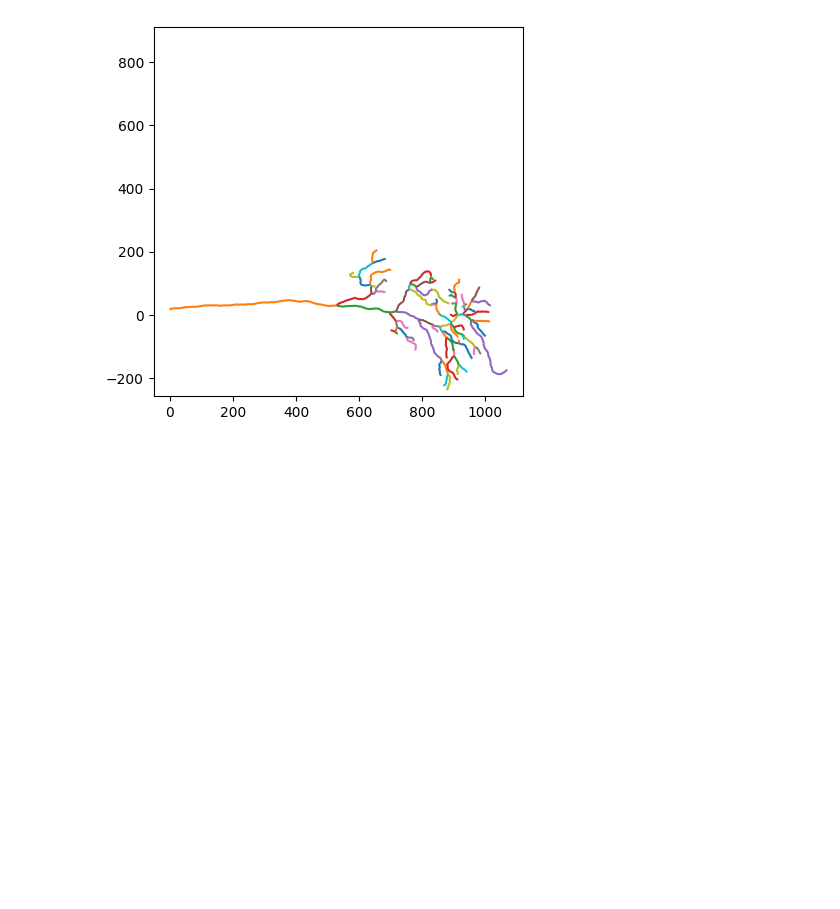
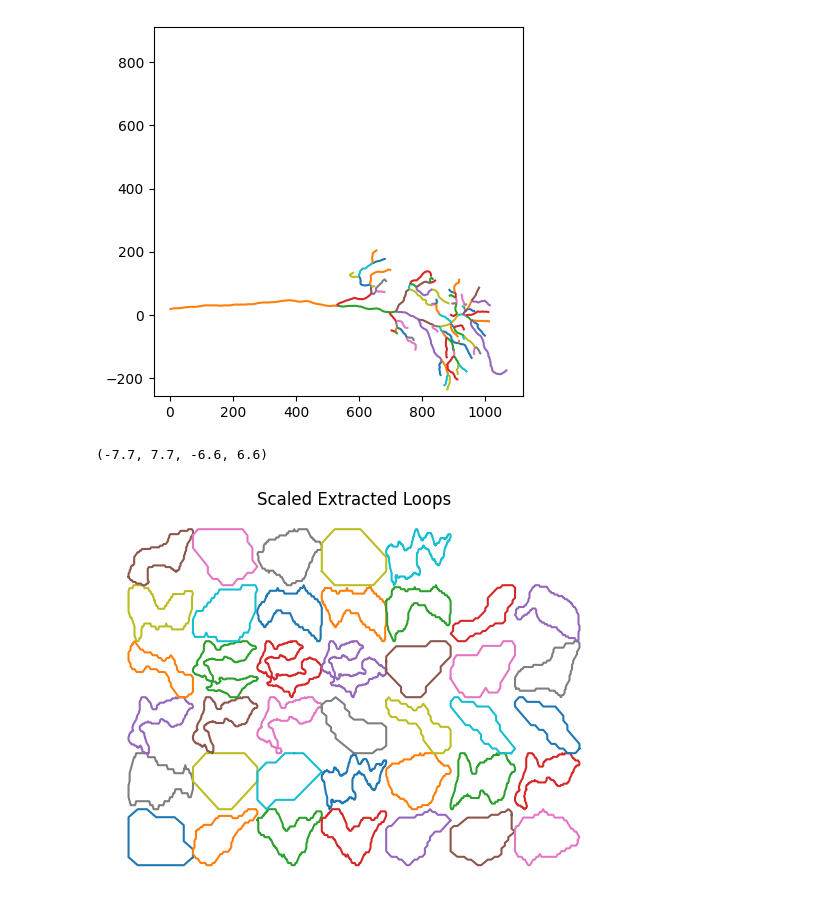
Before and after one commit to alifele/ProjectReport, a Jupyter notebook: Simulations (Shared Folder)/NeuronBranching_CanUcarPaper/NeuronBranchingExperiments.ipynb, the cells around one changed output. Cells and saved outputs as stored; diff of their text form; code cells hidden in the pictures; blank space fills up the shorter version.

```diff
--- a/Simulations (Shared Folder)/NeuronBranching_CanUcarPaper/NeuronBranchingExperiments.ipynb
+++ b/Simulations (Shared Folder)/NeuronBranching_CanUcarPaper/NeuronBranchingExperiments.ipynb
@@ -252,4 +261,19 @@ def detectLoops(final_image, plot=True):
         visualize_cycles(skeleton, cycles)
 
     return skeleton, cycles, graph
+
+
+def map_to_square(arr,dest):
+    # Find the minimum and maximum values for each column (x and y coordinates)
+    min_vals = arr.min(axis=0)
+    max_vals = arr.max(axis=0)
+
+    # Normalize the coordinates to [0, 1]
+    norm_arr = (arr - min_vals) / (max_vals - min_vals)
+
+    # Scale and shift to [-1, 1]
+    shift = dest -np.array([1,0])
+    scaled_arr = norm_arr * 2 +shift
+
+    return scaled_arr
 # %%
@@ -277,3 +308,21 @@ _ = plt.hist(lenList)
 network = loadExperimentalData(4)
 # %% [output]
 [figure]
+# %%
+L = int(len(cycles)**(1/2)+1)//2
+xList = np.arange(-2*L,2*(L+1),2)
+X,Y = np.meshgrid(xList,xList)
+
+i=0
+for x,y in zip(X.ravel(),Y.ravel()):
+    if (i < len(cycles)):
+        arr = map_to_square(np.array(cycles[i]),np.array([x,y]))
+        plt.plot(arr[:,0],arr[:,1])
+    i+=1
+
+
+plt.title("Scaled Extracted Loops")
+plt.axis("off")
+# %% [output]
+(-7.7, 7.7, -6.6, 6.6)
+[figure, added]
```
Also changed, not shown: parts of 8 cells of this notebook, 14 other files.
